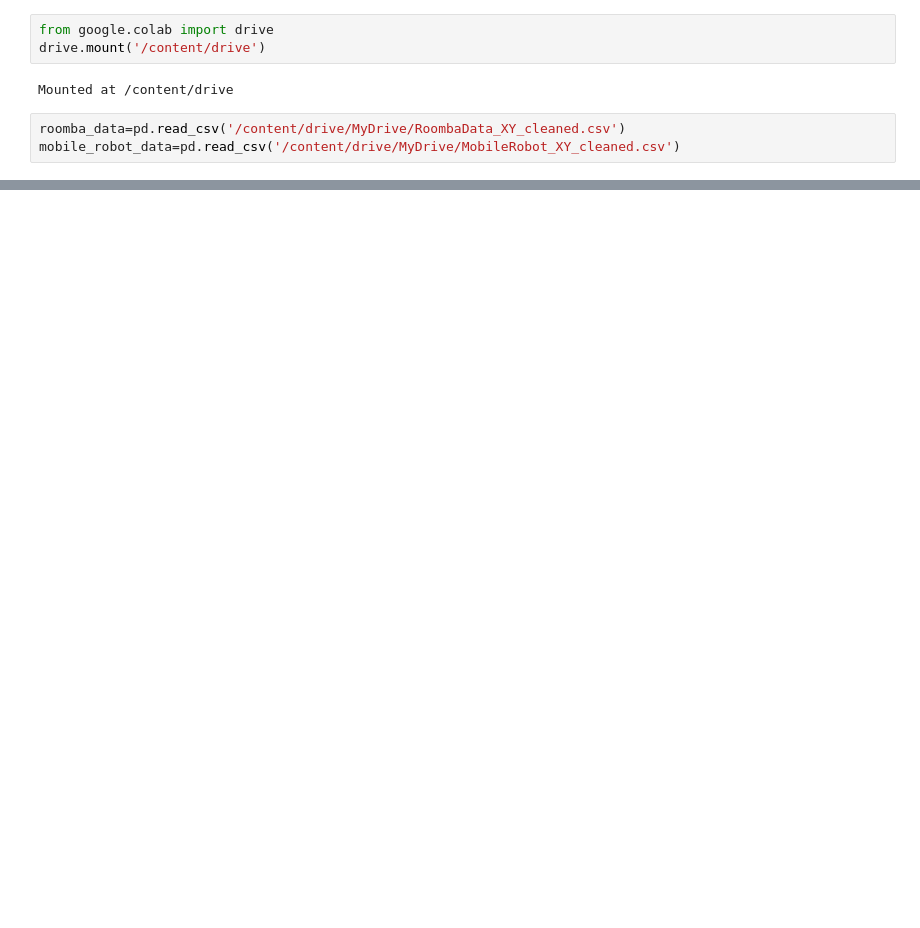
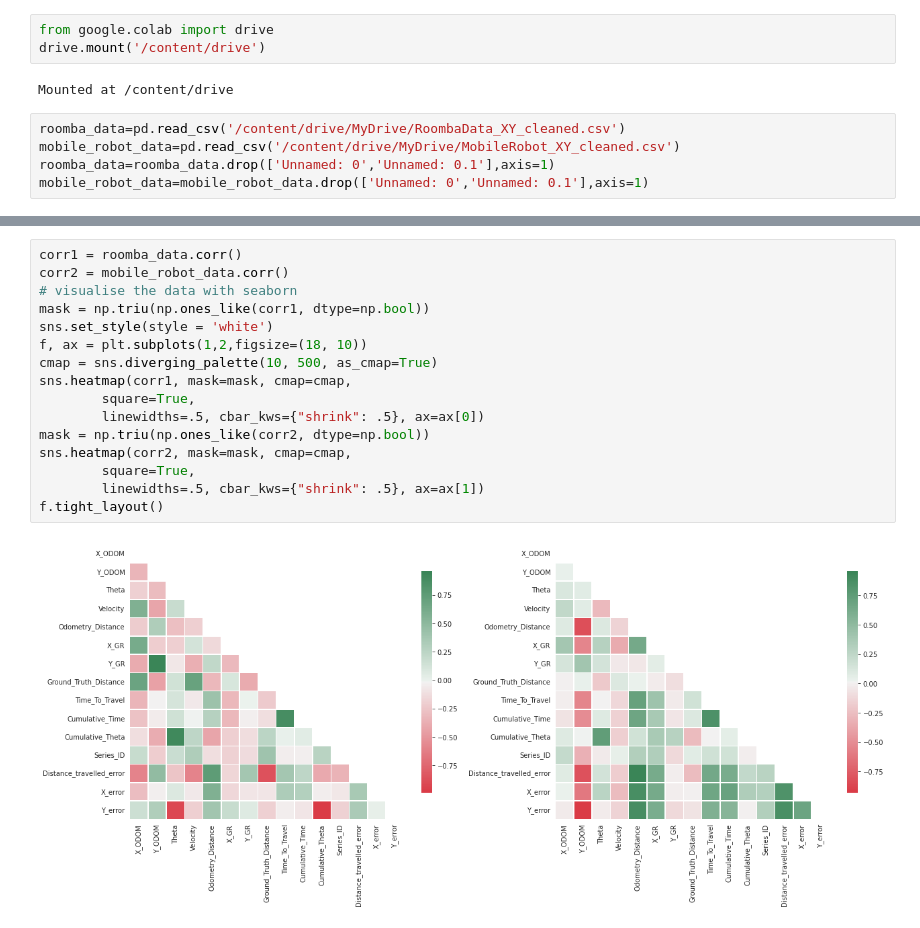
Before and after one commit to tejalvs/RobotOdometryMining, a Jupyter notebook: Modelling.ipynb, the cells around one changed output, grey strips where cells are left out. Cells and saved outputs as stored; diff of their text form; blank space fills up the shorter version.

```diff
--- a/Modelling.ipynb
+++ b/Modelling.ipynb
@@ -16,3 +17,5 @@ Mounted at /content/drive
 # %%
 roomba_data=pd.read_csv('/content/drive/MyDrive/RoombaData_XY_cleaned.csv')
 mobile_robot_data=pd.read_csv('/content/drive/MyDrive/MobileRobot_XY_cleaned.csv')
+roomba_data=roomba_data.drop(['Unnamed: 0','Unnamed: 0.1'],axis=1)
+mobile_robot_data=mobile_robot_data.drop(['Unnamed: 0','Unnamed: 0.1'],axis=1)
@@ -112,0 +30,18 @@ plt.show()
+# %%
+corr1 = roomba_data.corr()
+corr2 = mobile_robot_data.corr()
+# visualise the data with seaborn
+mask = np.triu(np.ones_like(corr1, dtype=np.bool))
+sns.set_style(style = 'white')
+f, ax = plt.subplots(1,2,figsize=(18, 10))
+cmap = sns.diverging_palette(10, 500, as_cmap=True)
+sns.heatmap(corr1, mask=mask, cmap=cmap,
+        square=True,
+        linewidths=.5, cbar_kws={"shrink": .5}, ax=ax[0])
+mask = np.triu(np.ones_like(corr2, dtype=np.bool))
+sns.heatmap(corr2, mask=mask, cmap=cmap,
+        square=True,
+        linewidths=.5, cbar_kws={"shrink": .5}, ax=ax[1])
+f.tight_layout()
+# %% [output]
+[figure, added]
```
Also changed, not shown: parts of 26 cells of this notebook.
